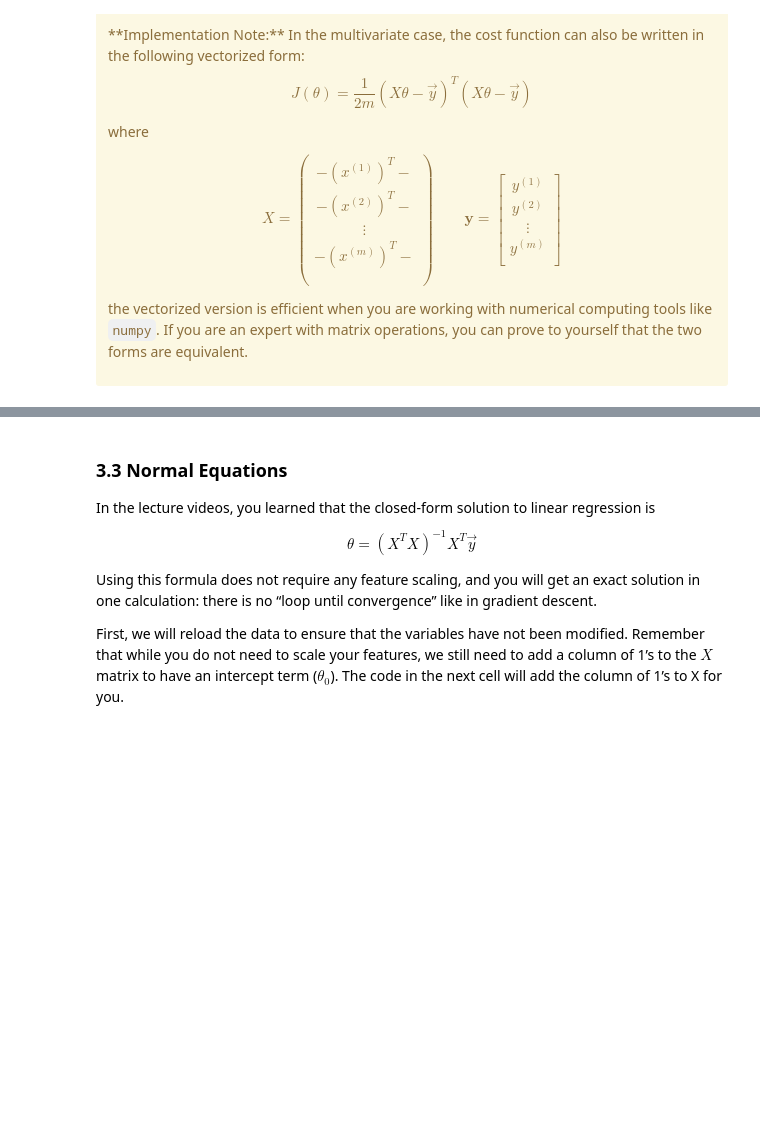
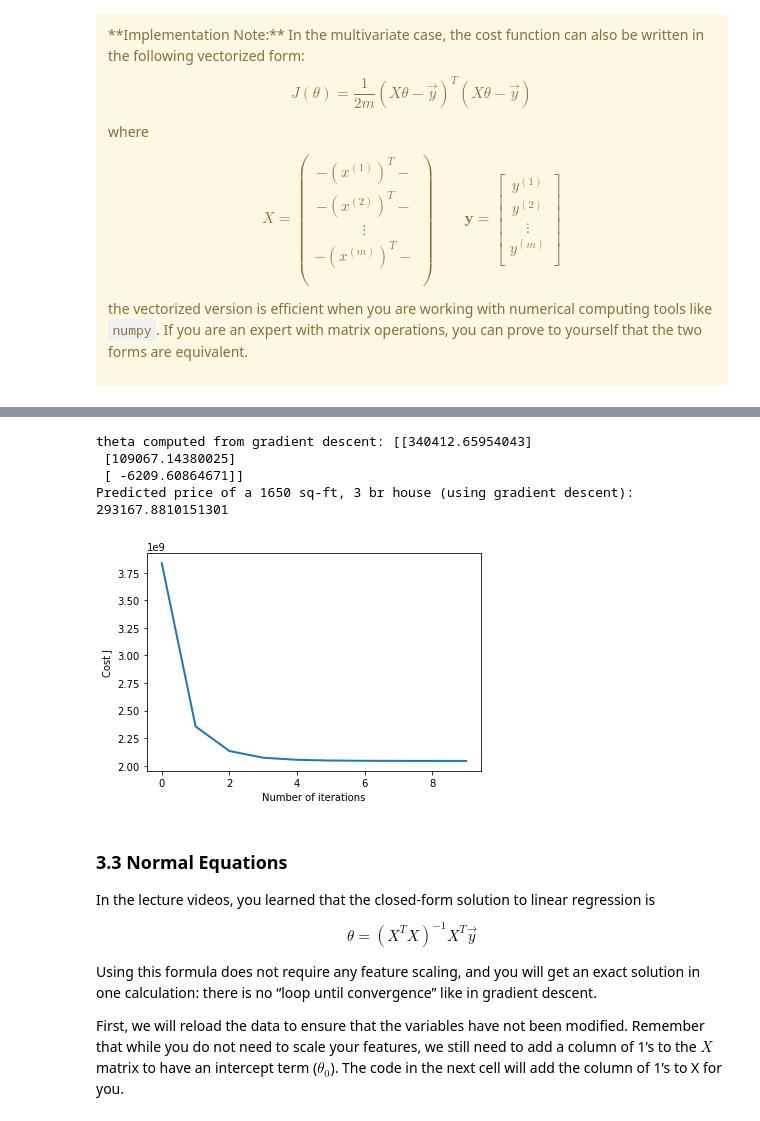
Before and after one commit to johedan20012/Mineria-de-texto, a Jupyter notebook: Linear_Regression/Lineal Regression.ipynb, the cells around one changed output, grey strips where cells are left out. Drawn from its saved outputs; the diff is of its cells as text; code cells hidden in the pictures; blank space fills up the shorter version.

```diff
--- a/Linear_Regression/Lineal Regression.ipynb
+++ b/Linear_Regression/Lineal Regression.ipynb
@@ -264,8 +279,7 @@ def gradientDescent(X, y, theta, alpha, num_iters):
     for i in range(num_iters):
         #Perform a single gradient step on the parameter vector theta.
         # ==================== YOUR CODE HERE =================================
-
-
+        theta -= (X.T @ ((X @ theta) - y))*alpha*(1/m)
         # =====================================================================
 
         # save the cost J in every iteration
@@ -432,7 +478,11 @@ def  featureNormalize(X):
     sigma = np.zeros(X.shape[1])
 
     # =========================== YOUR CODE HERE =====================
+    mu = np.mean(X,axis=0)
+    sigma = np.std(X,axis=0)
 
+    X_norm = X_norm - mu
+    X_norm = X_norm / sigma
     # ================================================================
     return X_norm, mu, sigma
 # %% [markdown]
@@ -492,8 +545,7 @@ def computeCostMulti(X, y, theta):
     J = 0.0
 
     # ======================= YOUR CODE HERE ===========================
-
-
+    J = (1/(2*m))*(((X@theta)-y)**2).sum()
     # ==================================================================
     return J
 # %%
@@ -519,8 +571,7 @@ def gradientDescentMulti(X, y, theta, alpha, num_iters):
 
     for i in range(num_iters):
         # ======================= YOUR CODE HERE ==========================
-
-
+        theta -= (X.T @ ((X @ theta) -y))*alpha*(1/m)
         # =================================================================
 
         # save the cost J in every iteration
@@ -573,36 +624,42 @@ alpha and see which one gives you the best result.
 Finally, you should complete the code at the end to predict the price
 of a 1650 sq-ft, 3 br house.
 
 Hint
 ----
 At prediction, make sure you do the same feature normalization.
 """
 # Choose some alpha value - change this
-alpha = 0.01
-num_iters = 400
+alpha = 0.9
+num_iters = 10
 
 # init theta and run gradient descent
 theta = np.zeros((3, 1))
 theta, J_history = gradientDescentMulti(X, y, theta, alpha, num_iters)
 
 # Plot the convergence graph
 plt.plot(np.arange(len(J_history)), J_history, lw=2)
 plt.xlabel('Number of iterations')
 plt.ylabel('Cost J')
 
 # Display the gradient descent's result
 print('theta computed from gradient descent: {:s}'.format(str(theta)))
 
 # Estimate the price of a 1650 sq-ft, 3 br house
 # ======================= YOUR CODE HERE ===========================
 # Recall that the first column of X is all-ones.
 # Thus, it does not need to be normalized.
 
-price = np.dot([<FILL> , <FILL>, <FILL>], theta)   # You should change this
+price = np.dot([1 , (1650.0 - mu[0])/sigma[0], (3.0 - mu[1]) / sigma[1]], theta)   # You should change this
 
 # ===================================================================
 
 print('Predicted price of a 1650 sq-ft, 3 br house (using gradient descent): ', price[0])
+# %% [output]
+theta computed from gradient descent: [[340412.65954043]
+ [109067.14380025]
+ [ -6209.60864671]]
+Predicted price of a 1650 sq-ft, 3 br house (using gradient descent):  293167.8810151301
+[figure, added]
 # %% [markdown]
 ### 3.3 Normal Equations
 
```
Also changed, not shown: parts of 11 cells of this notebook.
